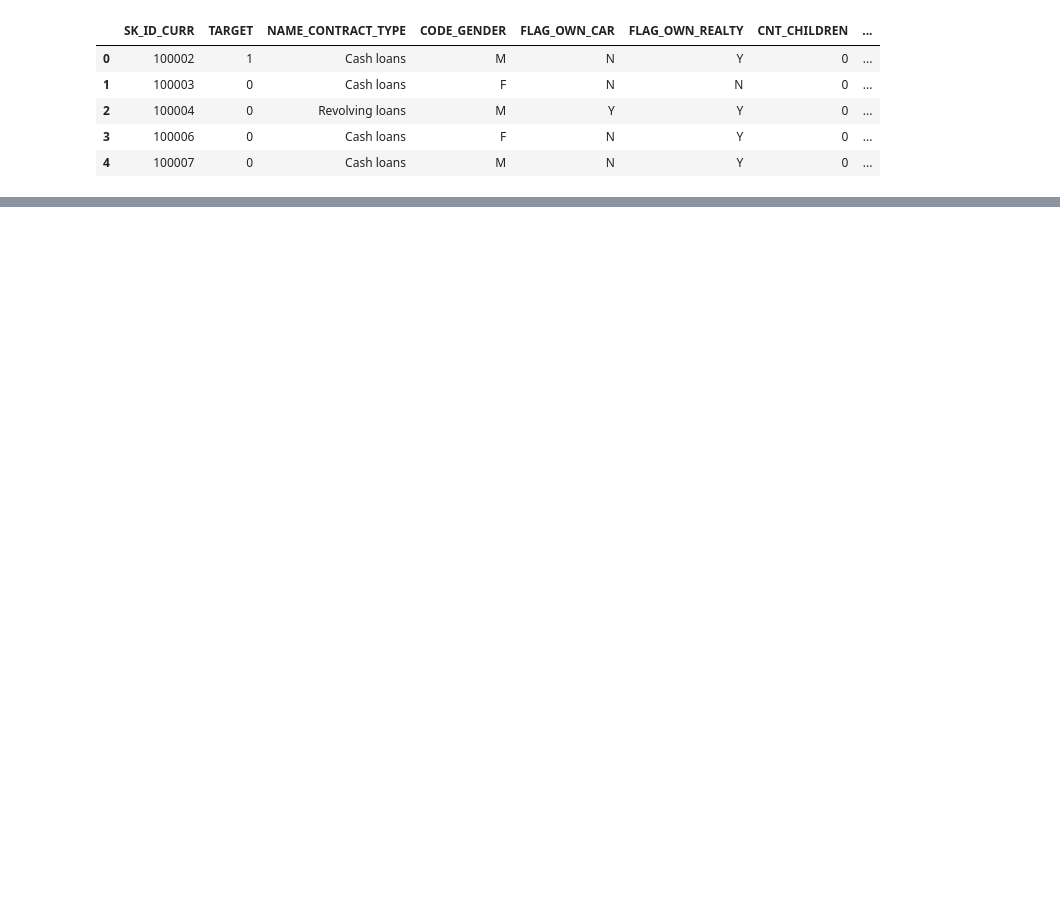
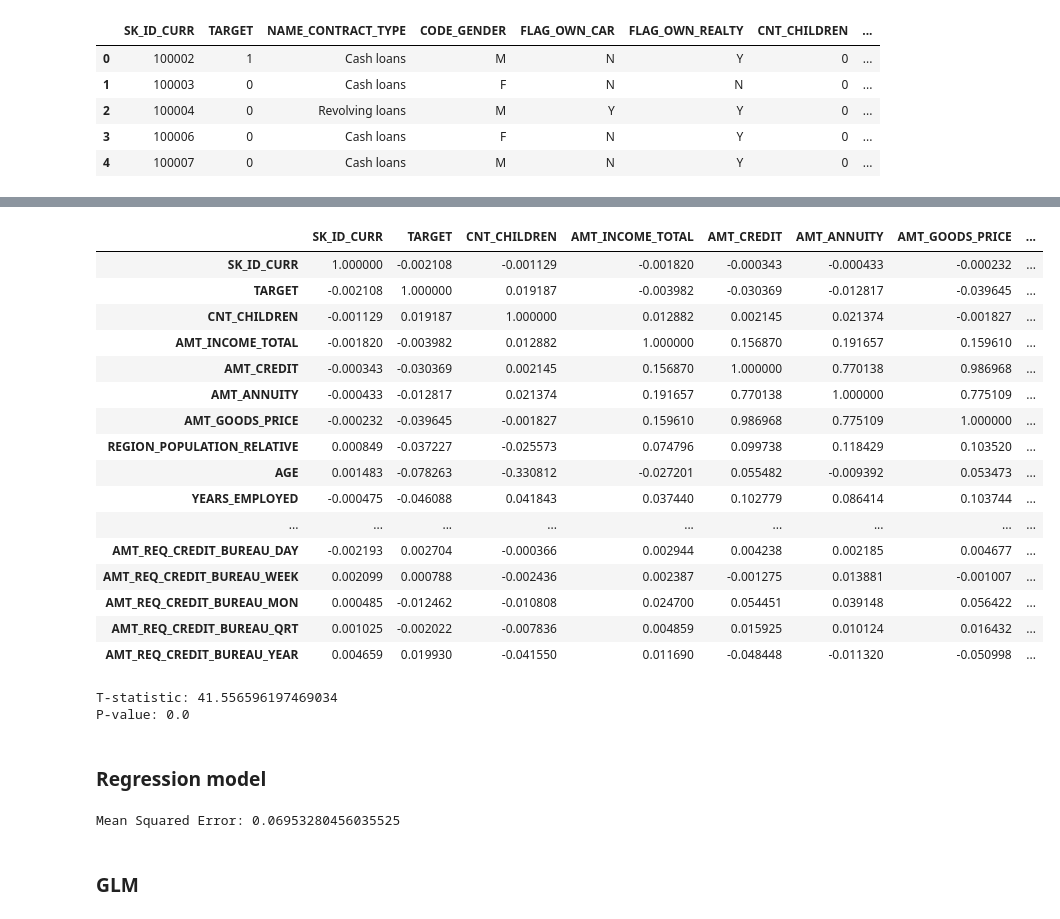
Before and after one commit to rlmrezende/Loan-Default-Prediction, a Jupyter notebook: Loan Defaulter.ipynb, the cells around one changed output, grey strips where cells are left out. Cells and saved outputs as stored; diff of their text form; code cells hidden in the pictures; blank space fills up the shorter version.

```diff
--- a/Loan Defaulter.ipynb
+++ b/Loan Defaulter.ipynb
@@ -232,0 +372,65 @@ KeyError: "['DAYS_BIRTH'] not found in axis"
+# %%
+# Calculate the correlation matrix
+df.corr()
+# %% [output]
+|  | SK_ID_CURR | TARGET | CNT_CHILDREN | AMT_INCOME_TOTAL | AMT_CREDIT | AMT_ANNUITY | AMT_GOODS_PRICE | ... |
+| SK_ID_CURR | 1.000000 | -0.002108 | -0.001129 | -0.001820 | -0.000343 | -0.000433 | -0.000232 | ... |
+| TARGET | -0.002108 | 1.000000 | 0.019187 | -0.003982 | -0.030369 | -0.012817 | -0.039645 | ... |
+| CNT_CHILDREN | -0.001129 | 0.019187 | 1.000000 | 0.012882 | 0.002145 | 0.021374 | -0.001827 | ... |
+| AMT_INCOME_TOTAL | -0.001820 | -0.003982 | 0.012882 | 1.000000 | 0.156870 | 0.191657 | 0.159610 | ... |
+| AMT_CREDIT | -0.000343 | -0.030369 | 0.002145 | 0.156870 | 1.000000 | 0.770138 | 0.986968 | ... |
+| AMT_ANNUITY | -0.000433 | -0.012817 | 0.021374 | 0.191657 | 0.770138 | 1.000000 | 0.775109 | ... |
+| AMT_GOODS_PRICE | -0.000232 | -0.039645 | -0.001827 | 0.159610 | 0.986968 | 0.775109 | 1.000000 | ... |
+| REGION_POPULATION_RELATIVE | 0.000849 | -0.037227 | -0.025573 | 0.074796 | 0.099738 | 0.118429 | 0.103520 | ... |
+| AGE | 0.001483 | -0.078263 | -0.330812 | -0.027201 | 0.055482 | -0.009392 | 0.053473 | ... |
+| YEARS_EMPLOYED | -0.000475 | -0.046088 | 0.041843 | 0.037440 | 0.102779 | 0.086414 | 0.103744 | ... |
+| ... | ... | ... | ... | ... | ... | ... | ... | ... |
+| AMT_REQ_CREDIT_BUREAU_DAY | -0.002193 | 0.002704 | -0.000366 | 0.002944 | 0.004238 | 0.002185 | 0.004677 | ... |
+| AMT_REQ_CREDIT_BUREAU_WEEK | 0.002099 | 0.000788 | -0.002436 | 0.002387 | -0.001275 | 0.013881 | -0.001007 | ... |
+| AMT_REQ_CREDIT_BUREAU_MON | 0.000485 | -0.012462 | -0.010808 | 0.024700 | 0.054451 | 0.039148 | 0.056422 | ... |
+| AMT_REQ_CREDIT_BUREAU_QRT | 0.001025 | -0.002022 | -0.007836 | 0.004859 | 0.015925 | 0.010124 | 0.016432 | ... |
+| AMT_REQ_CREDIT_BUREAU_YEAR | 0.004659 | 0.019930 | -0.041550 | 0.011690 | -0.048448 | -0.011320 | -0.050998 | ... |
+# %%
+import scipy.stats as stats
+
+# Perform t-test to compare mean income for different genders
+male_income = df[df['CODE_GENDER'] == 'M']['AMT_INCOME_TOTAL']
+female_income = df[df['CODE_GENDER'] == 'F']['AMT_INCOME_TOTAL']
+
+t_stat, p_value = stats.ttest_ind(male_income, female_income)
+
+print("T-statistic:", t_stat)
+print("P-value:", p_value)
+# %% [output]
+T-statistic: 41.556596197469034
+P-value: 0.0
+# %% [markdown]
+### Regression model
+# %%
+from sklearn.model_selection import train_test_split
+from sklearn.linear_model import LinearRegression
+from sklearn.metrics import mean_squared_error
+
+
+# Preprocess the data
+X = df.drop('TARGET', axis=1)  # Features
+X = pd.get_dummies(X)  # Perform one-hot encoding on categorical variables
+X = X.fillna(X.mean())  # Fill missing values with mean of the respective feature
+y = df['TARGET']  # Target variable
+
+# Split the data into training and testing sets
+X_train, X_test, y_train, y_test = train_test_split(X, y, test_size=0.2, random_state=42)
+
+# Create and train the regression model
+model = LinearRegression()
+model.fit(X_train, y_train)
+
+# Evaluate the model
+y_pred = model.predict(X_test)
+mse = mean_squared_error(y_test, y_pred)
+
+print("Mean Squared Error:", mse)
+# %% [output]
+Mean Squared Error: 0.06953280456035525
+# %% [markdown]
+### GLM
```
Also changed, not shown: parts of 38 cells of this notebook.
